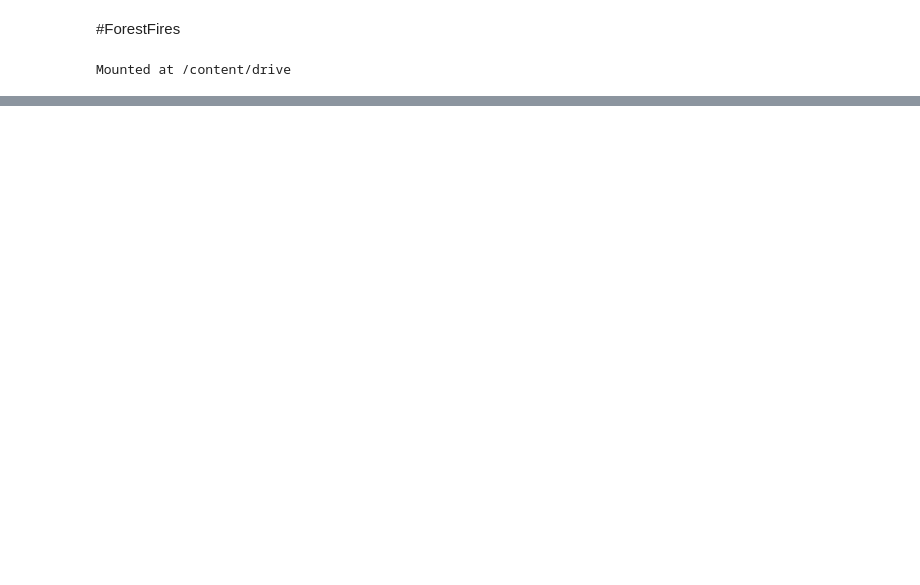
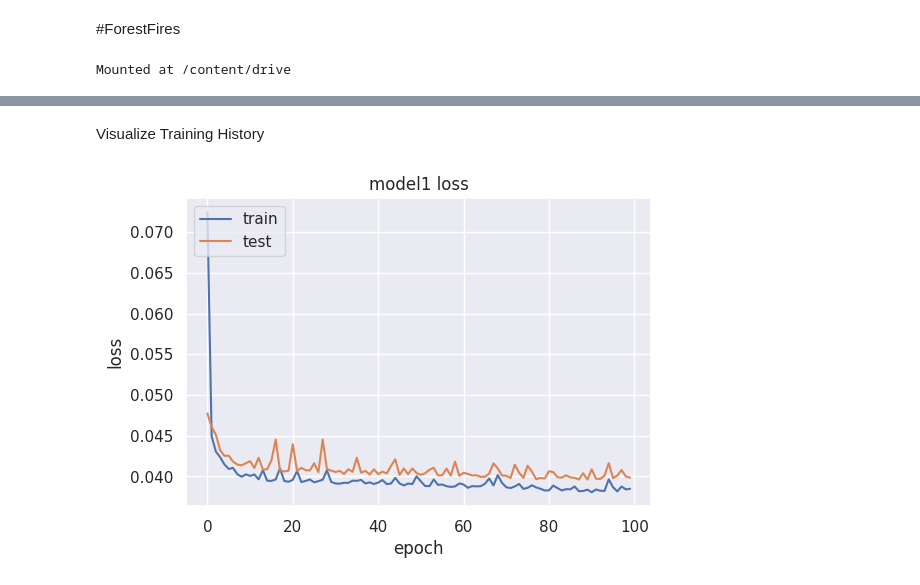
Before and after one commit to SuryaBhaskar33/EXCELR_Data_Science, a Jupyter notebook: NeuralNetworks.ipynb, the cells around one changed output, grey strips where cells are left out. Saved outputs shown, nothing was run; the diff lists cells and outputs as text; code cells hidden in the pictures; blank space fills up the shorter version.

```diff
--- a/NeuralNetworks.ipynb
+++ b/NeuralNetworks.ipynb
@@ -240,0 +650,20 @@ plt.scatter(y_test,pred)
+# %%
+y_train=np.reshape(y_train.to_numpy(), (-1,1))
+y_test=np.reshape(y_test.to_numpy(), (-1,1))
+# %%
+from sklearn.preprocessing import MinMaxScaler
+
+scaler_x = MinMaxScaler()
+scaler_y = MinMaxScaler()
+
+print(scaler_x.fit(X_train))
+xtrain_scale=scaler_x.transform(X_train)
+
+print(scaler_x.fit(X_test))
+xtest_scale=scaler_x.transform(X_test)
+
+print(scaler_y.fit(y_train))
+ytrain_scale=scaler_y.transform(y_train)
+
+print(scaler_y.fit(y_test))
+ytest_scale=scaler_y.transform(y_test)
@@ -240,0 +687,11 @@ plt.scatter(y_test,pred)
+# %%
+# create model
+model1 = Sequential()
+model1.add(Dense(4, input_dim=3, kernel_initializer='normal', activation='relu'))
+model1.add(Dense(2106,kernel_initializer='normal', activation='relu'))
+model1.add(Dense(1, activation='linear'))
+# Compile model
+model1.compile(loss='mean_squared_error', optimizer='adam', metrics=['mse','mae'])
+# Fit the model
+hist1 = model1.fit(xtrain_scale, ytrain_scale, validation_split=0.33, epochs=100, batch_size=150)
+#At epoch 50, mse and mae just keeps oscillating back and forth
@@ -240,0 +753,16 @@ plt.scatter(y_test,pred)
+# %% [markdown]
+Visualize Training History
+# %%
+# summarize history for Loss
+
+sns.set(rc={'figure.figsize':(6,4)})
+
+plt.plot(hist1.history['loss'])
+plt.plot(hist1.history['val_loss'])
+plt.title('model1 loss')
+plt.ylabel('loss')
+plt.xlabel('epoch')
+plt.legend(['train', 'test'], loc='upper left')
+plt.show()
+# %% [output]
+[figure, added]
```
Also changed, not shown: parts of 99 cells of this notebook.
